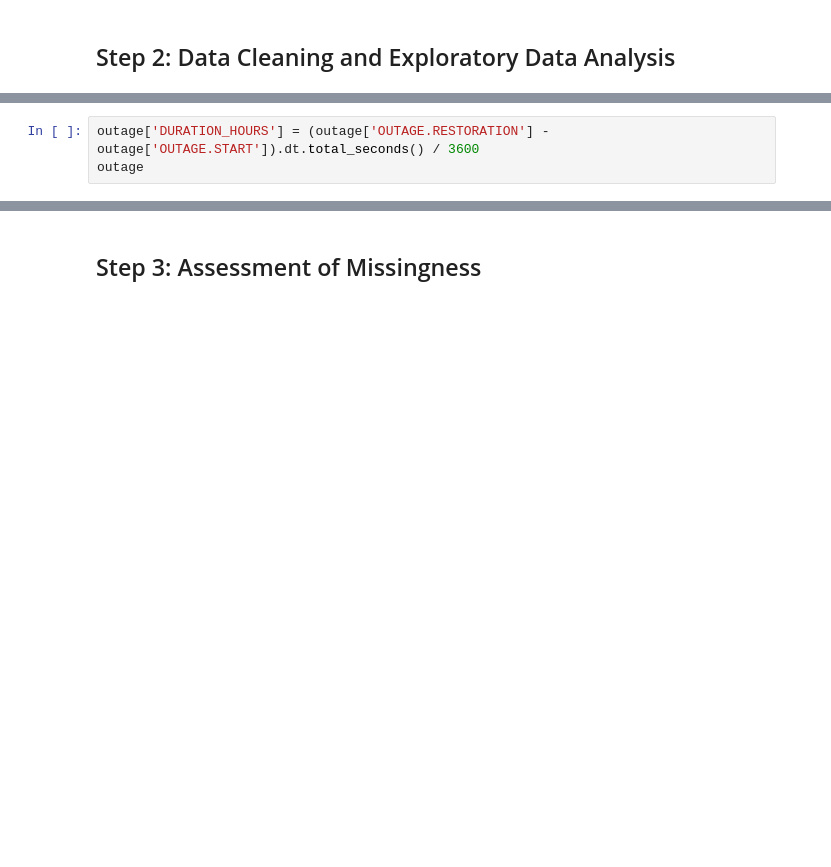
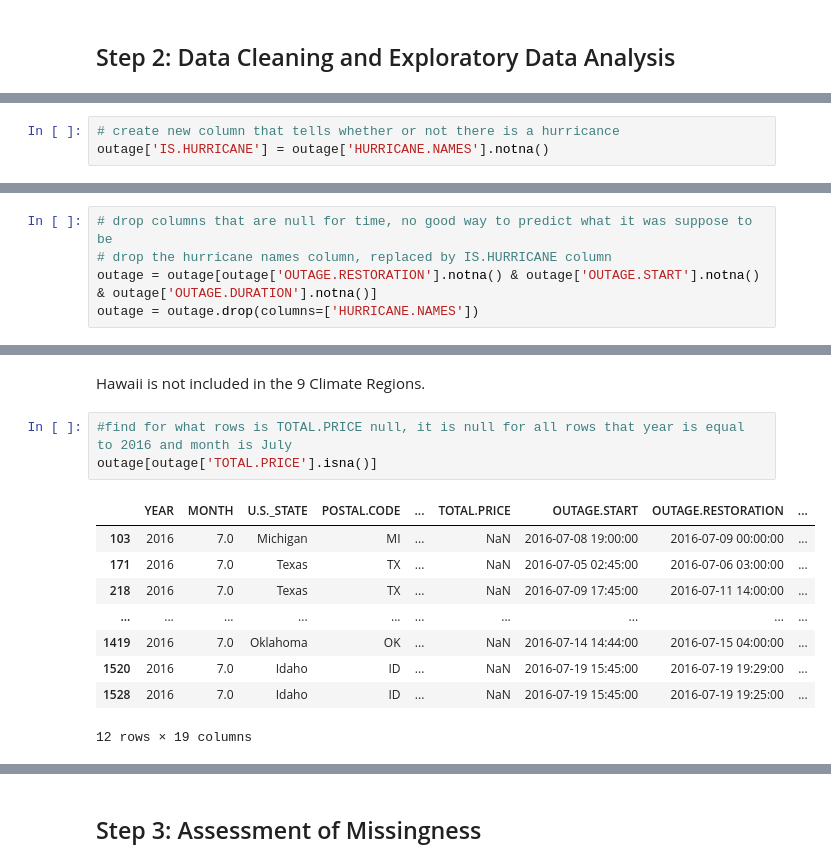
Before and after one commit to v1zhu/Power_Outage, a Jupyter notebook: template.ipynb, the cells around one changed output, grey strips where cells are left out. Drawn from its saved outputs; the diff is of its cells as text; blank space fills up the shorter version.

```diff
--- a/template.ipynb
+++ b/template.ipynb
@@ -85,3 +112,0 @@ shouldn_be_blank = outage[['OBS', 'YEAR', 'MONTH', 'U.S._STATE', 'POSTAL.CODE',
-# %%
-outage['DURATION_HOURS'] = (outage['OUTAGE.RESTORATION'] - outage['OUTAGE.START']).dt.total_seconds() / 3600
-outage
@@ -101,0 +130,3 @@ outage['DURATION_HOURS'].max()
+# %%
+# create new column that tells whether or not there is a hurricance
+outage['IS.HURRICANE'] = outage['HURRICANE.NAMES'].notna()
@@ -101,0 +141,5 @@ outage['DURATION_HOURS'].max()
+# %%
+# drop columns that are null for time, no good way to predict what it was suppose to be
+# drop the hurricane names column, replaced by IS.HURRICANE column
+outage = outage[outage['OUTAGE.RESTORATION'].notna() & outage['OUTAGE.START'].notna() & outage['OUTAGE.DURATION'].notna()]
+outage = outage.drop(columns=['HURRICANE.NAMES'])
@@ -101,0 +156,15 @@ outage['DURATION_HOURS'].max()
+# %% [markdown]
+Hawaii is not included in the 9 Climate Regions.
+# %%
+#find for what rows is TOTAL.PRICE null, it is null for all rows that year is equal to 2016 and month is July
+outage[outage['TOTAL.PRICE'].isna()]
+# %% [output]
+|  | YEAR | MONTH | U.S._STATE | POSTAL.CODE | ... | TOTAL.PRICE | OUTAGE.START | OUTAGE.RESTORATION | ... |
+| 103 | 2016 | 7.0 | Michigan | MI | ... | NaN | 2016-07-08 19:00:00 | 2016-07-09 00:00:00 | ... |
+| 171 | 2016 | 7.0 | Texas | TX | ... | NaN | 2016-07-05 02:45:00 | 2016-07-06 03:00:00 | ... |
+| 218 | 2016 | 7.0 | Texas | TX | ... | NaN | 2016-07-09 17:45:00 | 2016-07-11 14:00:00 | ... |
+| ... | ... | ... | ... | ... | ... | ... | ... | ... | ... |
+| 1419 | 2016 | 7.0 | Oklahoma | OK | ... | NaN | 2016-07-14 14:44:00 | 2016-07-15 04:00:00 | ... |
+| 1520 | 2016 | 7.0 | Idaho | ID | ... | NaN | 2016-07-19 15:45:00 | 2016-07-19 19:29:00 | ... |
+| 1528 | 2016 | 7.0 | Idaho | ID | ... | NaN | 2016-07-19 15:45:00 | 2016-07-19 19:25:00 | ... |
+12 rows × 19 columns
```
Also changed, not shown: parts of 81 cells of this notebook, 9 other files.
